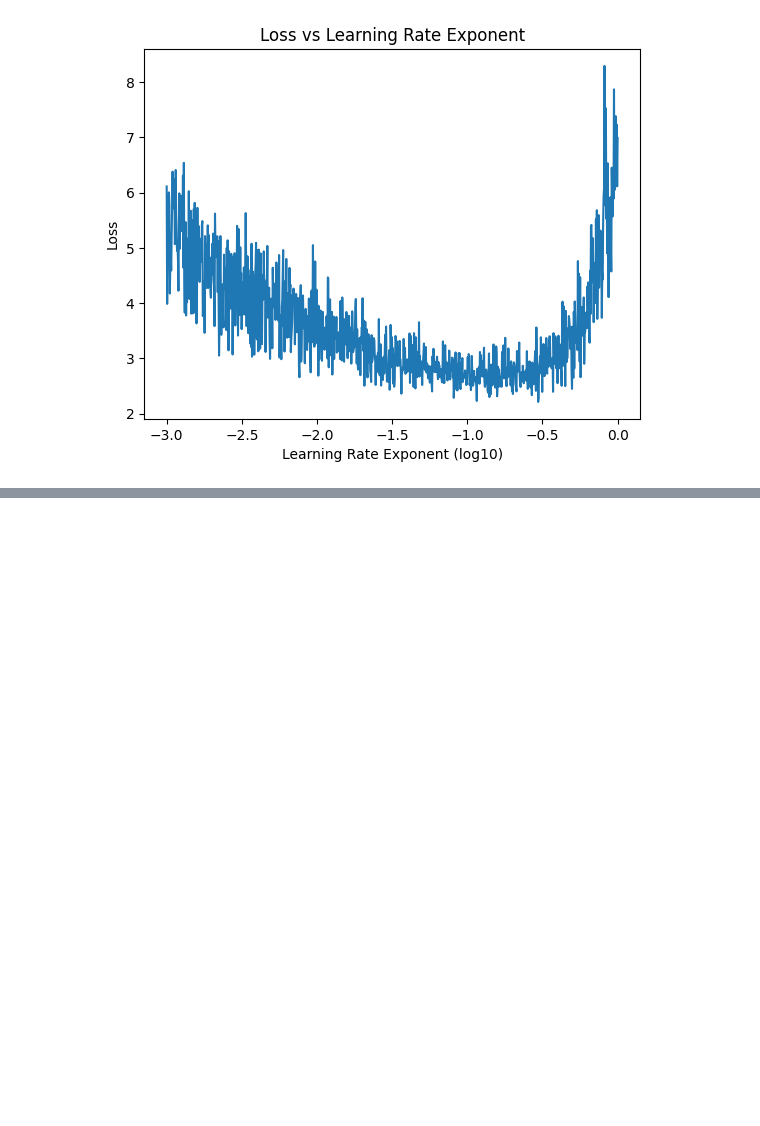
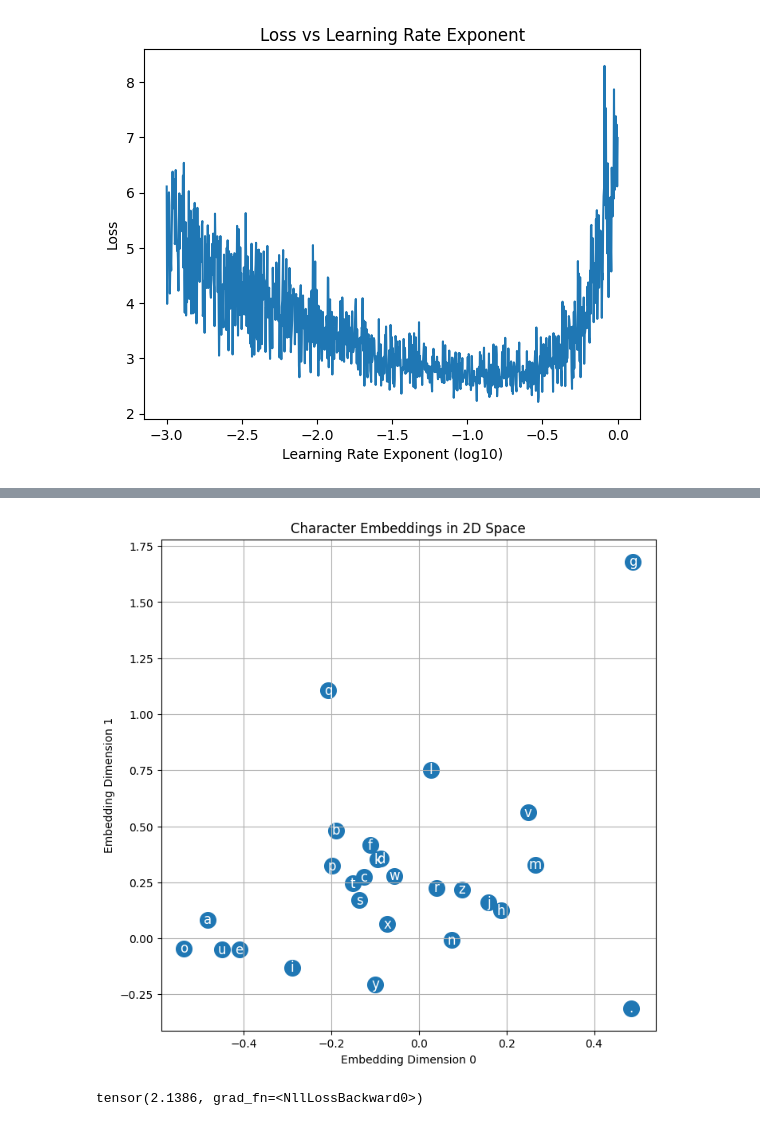
Before and after one commit to sofiapappa/makemore-karpathy, a Jupyter notebook: 02-mlp.ipynb, the cells around one changed output, grey strips where cells are left out. Drawn from its saved outputs; the diff is of its cells as text; code cells hidden in the pictures; blank space fills up the shorter version.

```diff
--- a/02-mlp.ipynb
+++ b/02-mlp.ipynb
@@ -261,0 +303,9 @@ plt.show()
+# %%
+#for reproducibility
+g = torch.Generator().manual_seed(2147483647)
+C = torch.randn((27, 2), generator=g)
+W1 = torch.randn((6, 300), generator=g)
+b1 = torch.randn(300, generator=g)
+W2 = torch.randn((300, 27), generator=g)
+b2 = torch.randn(27, generator=g)
+parameters = [C, W1, b1, W2, b2]
@@ -261,0 +372,17 @@ plt.show()
+# %%
+plt.figure(figsize=(8,8))
+
+# Extract coordinates using .item()
+x_coords = [C[i, 0].item() for i in range(C.shape[0])]
+y_coords = [C[i, 1].item() for i in range(C.shape[0])]
+
+plt.scatter(x_coords, y_coords, s=200)
+for i in range(C.shape[0]):
+    plt.text(x_coords[i], y_coords[i], itos[i], ha='center', va='center', color='white', fontsize=12)
+plt.xlabel('Embedding Dimension 0')
+plt.ylabel('Embedding Dimension 1')
+plt.title('Character Embeddings in 2D Space')
+plt.grid(True)  # 'minor' should be True
+plt.show()
+# %% [output]
+[figure, added]
@@ -261,0 +433,8 @@ plt.show()
+# %%
+emb = C[Xtr] # get the embeddings for all characters in Xtr
+h = torch.tanh(emb.view(-1, 30) @ W1 + b1) # compute the first layer output
+logits = h @ W2 + b2 # compute the logits for the final layer
+loss = F.cross_entropy(logits, Ytr) # compute the loss for the training set
+loss
+# %% [output]
+tensor(2.1386, grad_fn=<NllLossBackward0>)
```
Also changed, not shown: parts of 13 cells of this notebook.
